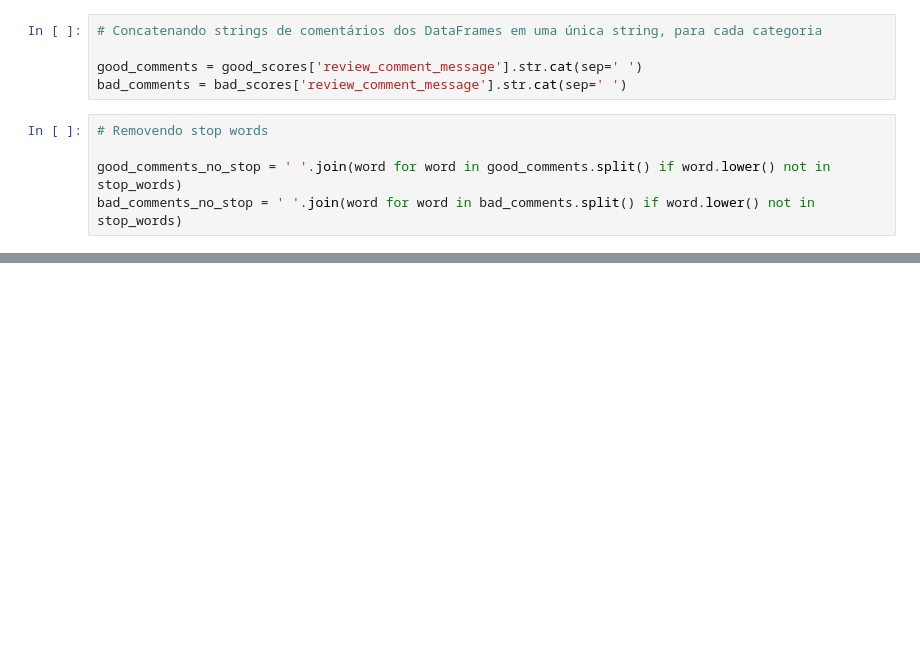
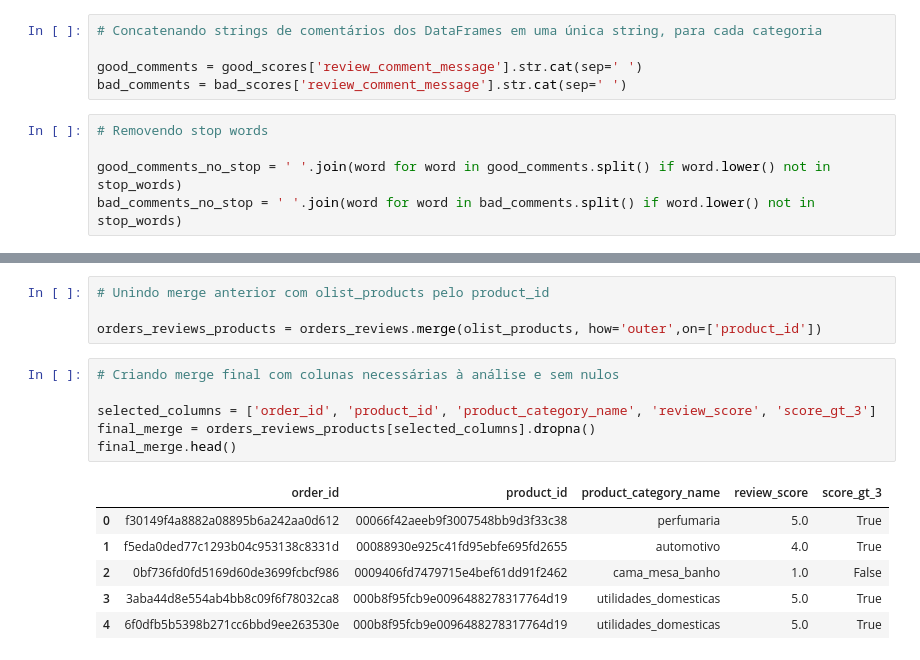
Before and after one commit to OtavioSotnas/Project-Pandas, a Jupyter notebook: src/perguntas_tainah.ipynb, the cells around one changed output, grey strips where cells are left out. Cells and saved outputs as stored; diff of their text form; blank space fills up the shorter version.

```diff
--- a/src/perguntas_tainah.ipynb
+++ b/src/perguntas_tainah.ipynb
@@ -82,0 +130,17 @@ plt.show()
+# %%
+# Unindo merge anterior com olist_products pelo product_id
+
+orders_reviews_products = orders_reviews.merge(olist_products, how='outer',on=['product_id'])
+# %%
+# Criando merge final com colunas necessárias à análise e sem nulos
+
+selected_columns = ['order_id', 'product_id', 'product_category_name', 'review_score', 'score_gt_3']
+final_merge = orders_reviews_products[selected_columns].dropna()
+final_merge.head()
+# %% [output]
+|  | order_id | product_id | product_category_name | review_score | score_gt_3 |
+| 0 | f30149f4a8882a08895b6a242aa0d612 | 00066f42aeeb9f3007548bb9d3f33c38 | perfumaria | 5.0 | True |
+| 1 | f5eda0ded77c1293b04c953138c8331d | 00088930e925c41fd95ebfe695fd2655 | automotivo | 4.0 | True |
+| 2 | 0bf736fd0fd5169d60de3699fcbcf986 | 0009406fd7479715e4bef61dd91f2462 | cama_mesa_banho | 1.0 | False |
+| 3 | 3aba44d8e554ab4bb8c09f6f78032ca8 | 000b8f95fcb9e0096488278317764d19 | utilidades_domesticas | 5.0 | True |
+| 4 | 6f0dfb5b5398b271cc6bbd9ee263530e | 000b8f95fcb9e0096488278317764d19 | utilidades_domesticas | 5.0 | True |
```
Also changed, not shown: parts of 17 cells of this notebook.
